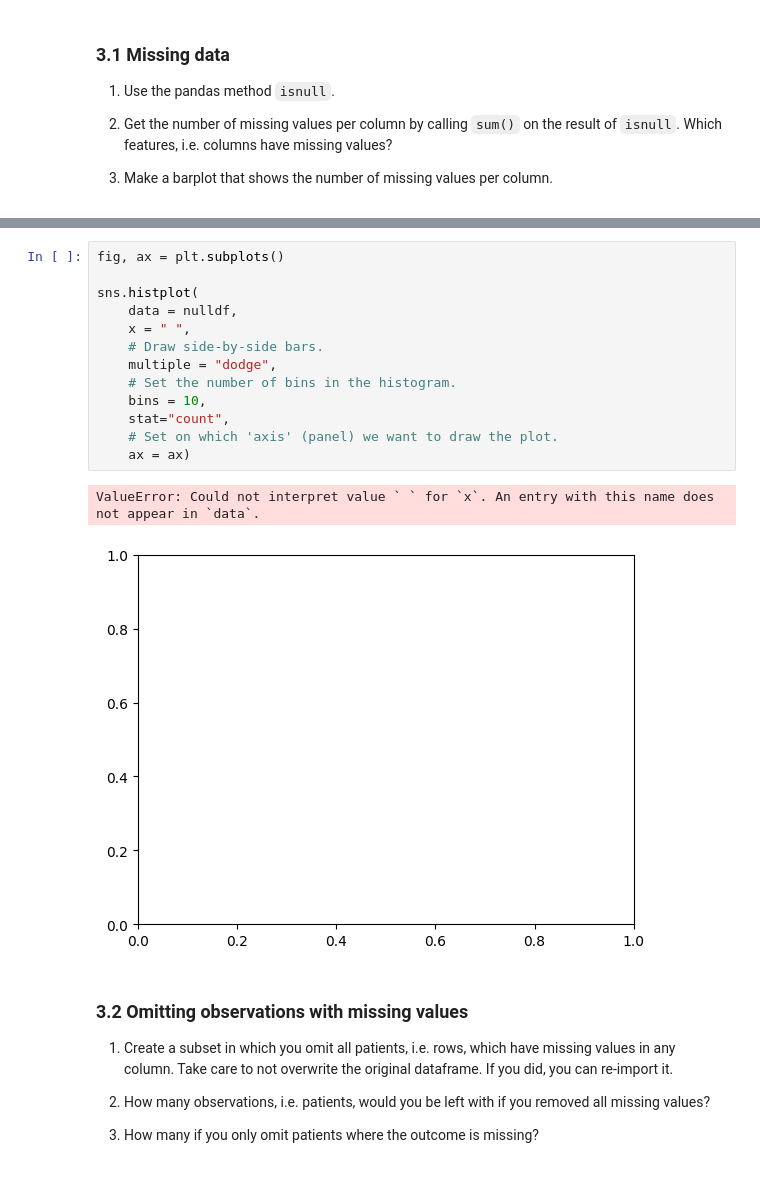
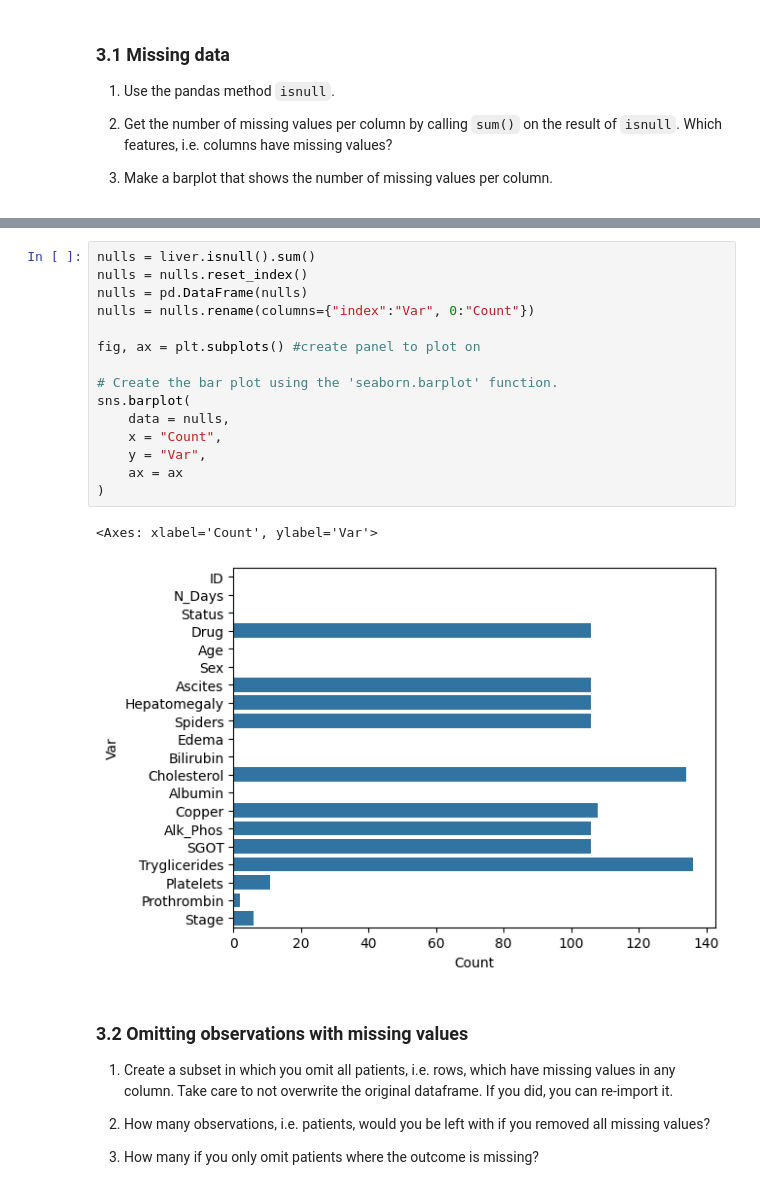
Before and after one commit to Niknyg/Niknyg, a Jupyter notebook: Exercise/Exercise_oct2023.ipynb, the cells around one changed output, grey strips where cells are left out. Cells and saved outputs as stored; diff of their text form.

```diff
--- a/Exercise/Exercise_oct2023.ipynb
+++ b/Exercise/Exercise_oct2023.ipynb
@@ -365,19 +339,21 @@ memory usage: 876.0+ bytes
-# %%
-fig, ax = plt.subplots()
-
-sns.histplot(
-    data = nulldf,
-    x = " ",
-    # Draw side-by-side bars.
-    multiple = "dodge",
-    # Set the number of bins in the histogram.
-    bins = 10,
-    stat="count",
-    # Set on which 'axis' (panel) we want to draw the plot.
-    ax = ax)
-# %% [output]
-ValueError: Could not interpret value ` ` for `x`. An entry with this name does not appear in `data`.
-[figure, removed]
+# %%
+nulls = liver.isnull().sum()
+nulls = nulls.reset_index()
+nulls = pd.DataFrame(nulls)
+nulls = nulls.rename(columns={"index":"Var", 0:"Count"})
+
+fig, ax = plt.subplots() #create panel to plot on
+
+# Create the bar plot using the 'seaborn.barplot' function.
+sns.barplot(
+    data = nulls,
+    x = "Count",
+    y = "Var",
+    ax = ax
+)
+# %% [output]
+<Axes: xlabel='Count', ylabel='Var'>
+[figure, added]
 # %% [markdown]
 ### 3.2 Omitting observations with missing values
 
```
Also changed, not shown: parts of 1 cell of this notebook.
